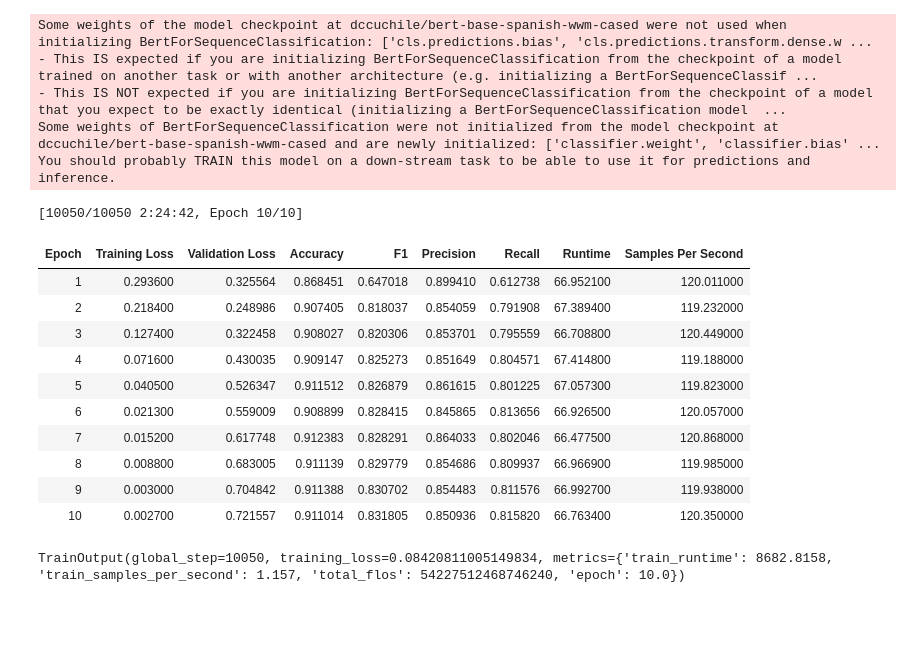
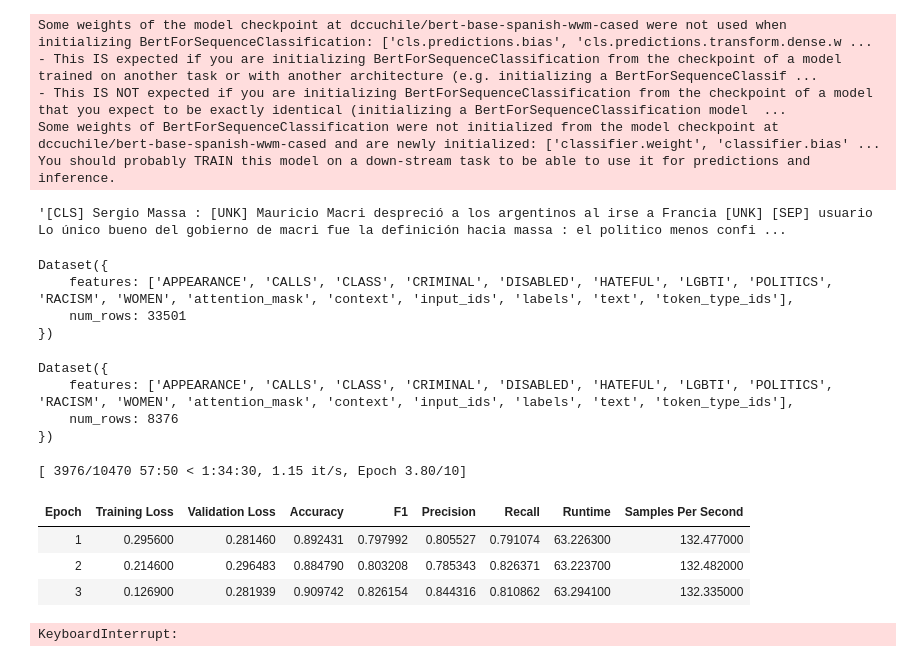
Before and after one commit to finiteautomata/contextualized-hatespeech-classification, a Jupyter notebook: notebooks/Contextualized Classifier.ipynb, the cells around one changed output. Drawn from its saved outputs; the diff is of its cells as text; code cells hidden in the pictures; blank space fills up the shorter version.

Commit message:
Add script to train models

```diff
--- a/notebooks/Contextualized Classifier.ipynb
+++ b/notebooks/Contextualized Classifier.ipynb
@@ -113,3 +9,10 @@ test_df["text"] = test_df["text"].apply(preprocess_tweet)
+# %%
+%load_ext autoreload
+%autoreload 2
+
+from hatedetection import load_datasets
+
+train_dataset, dev_dataset, test_dataset = load_datasets()
 # %%
 import torch
 from transformers import AutoModelForSequenceClassification, AutoTokenizer
@@ -126,7 +29,7 @@ model = AutoModelForSequenceClassification.from_pretrained(model_name, return_di
 model.config.id2label = id2label
 model.config.label2id = label2id
 
-model = model.to(device)
+#model = model.to(device)
 model.train();
 
 
@@ -140,19 +43,40 @@ Some weights of the model checkpoint at dccuchile/bert-base-spanish-wwm-cased we
 Some weights of BertForSequenceClassification were not initialized from the model checkpoint at dccuchile/bert-base-spanish-wwm-cased and are newly initialized: ['classifier.weight', 'classifier.bias' ...
 You should probably TRAIN this model on a down-stream task to be able to use it for predictions and inference.
 # %%
-def tokenize(batch):
-    return tokenizer(batch['context'], batch['text'], padding='max_length', truncation=True)
+def tokenize(batch, context=True, padding='max_length', truncation=True):
+    """
+    Apply tokenization
+
+    Arguments:
+    ---------
+
+    use_context: boolean (default True)
+        Whether to add the context to the
+    """
+
+    if context:
+        args = [batch['context'], batch['text']]
+    else:
+        args = [batch['text']]
+
+    return tokenizer(*args, padding='max_length', truncation=True)
 
 batch_size = 32
 eval_batch_size = 16
 
-train_dataset = train_dataset.map(tokenize, batched=True, batch_size=batch_size)
-dev_dataset = dev_dataset.map(tokenize, batched=True, batch_size=eval_batch_size)
-test_dataset = test_dataset.map(tokenize, batched=True, batch_size=eval_batch_size)
+my_tokenize = lambda x: tokenize(x, context=True)
+
+train_dataset = train_dataset.map(my_tokenize, batched=True, batch_size=batch_size)
+dev_dataset = dev_dataset.map(my_tokenize, batched=True, batch_size=eval_batch_size)
+test_dataset = test_dataset.map(my_tokenize, batched=True, batch_size=eval_batch_size)
+# %%
+tokenizer.decode(train_dataset["input_ids"][4])
+# %% [output]
+'[CLS] Sergio Massa : [UNK] Mauricio Macri despreció a los argentinos al irse a Francia [UNK] [SEP] usuario Lo único bueno del gobierno de macri fue la definición hacia massa : el politico menos confi ...
 # %%
 
 def format_dataset(dataset):
-    dataset = dataset.map(lambda examples: {'labels': examples['is_hateful']})
+    dataset = dataset.map(lambda examples: {'labels': examples['HATEFUL']})
     dataset.set_format(type='torch', columns=['input_ids', 'token_type_ids', 'attention_mask', 'labels'])
     return dataset
 
@@ -179,47 +86,55 @@ def compute_metrics(pred):
+# %%
+train_dataset
+# %% [output]
+Dataset({
+    features: ['APPEARANCE', 'CALLS', 'CLASS', 'CRIMINAL', 'DISABLED', 'HATEFUL', 'LGBTI', 'POLITICS', 'RACISM', 'WOMEN', 'attention_mask', 'context', 'input_ids', 'labels', 'text', 'token_type_ids'],
+    num_rows: 33501
+})
+# %%
+dev_dataset
+# %% [output]
+Dataset({
+    features: ['APPEARANCE', 'CALLS', 'CLASS', 'CRIMINAL', 'DISABLED', 'HATEFUL', 'LGBTI', 'POLITICS', 'RACISM', 'WOMEN', 'attention_mask', 'context', 'input_ids', 'labels', 'text', 'token_type_ids'],
+    num_rows: 8376
+})
 # %%
+from hatedetection.metrics import compute_hate_metrics
 from transformers import Trainer, TrainingArguments
 epochs = 10
 
 total_steps = (epochs * len(train_dataset)) // batch_size
 warmup_steps = total_steps // 10
 training_args = TrainingArguments(
     output_dir='./results',
     num_train_epochs=epochs,
     per_device_train_batch_size=batch_size,
     per_device_eval_batch_size=eval_batch_size,
     warmup_steps=warmup_steps,
     evaluation_strategy="epoch",
     do_eval=False,
     weight_decay=0.01,
     logging_dir='./logs',
-    group_by_length=True,
     load_best_model_at_end=True,
     metric_for_best_model="f1",
 )
 
+results = []
 
 trainer = Trainer(
     model=model,
     args=training_args,
-    compute_metrics=compute_metrics,
+    compute_metrics=compute_hate_metrics,
     train_dataset=train_dataset,
     eval_dataset=dev_dataset,
 )
 
 trainer.train()
 # %% [output]
-[10050/10050 2:24:42, Epoch 10/10]
+[ 3976/10470 57:50 < 1:34:30, 1.15 it/s, Epoch 3.80/10]
 | Epoch | Training Loss | Validation Loss | Accuracy | F1 | Precision | Recall | Runtime | Samples Per Second |
-| 1 | 0.293600 | 0.325564 | 0.868451 | 0.647018 | 0.899410 | 0.612738 | 66.952100 | 120.011000 |
-| 2 | 0.218400 | 0.248986 | 0.907405 | 0.818037 | 0.854059 | 0.791908 | 67.389400 | 119.232000 |
-| 3 | 0.127400 | 0.322458 | 0.908027 | 0.820306 | 0.853701 | 0.795559 | 66.708800 | 120.449000 |
-| 4 | 0.071600 | 0.430035 | 0.909147 | 0.825273 | 0.851649 | 0.804571 | 67.414800 | 119.188000 |
-| 5 | 0.040500 | 0.526347 | 0.911512 | 0.826879 | 0.861615 | 0.801225 | 67.057300 | 119.823000 |
-| 6 | 0.021300 | 0.559009 | 0.908899 | 0.828415 | 0.845865 | 0.813656 | 66.926500 | 120.057000 |
-| 7 | 0.015200 | 0.617748 | 0.912383 | 0.828291 | 0.864033 | 0.802046 | 66.477500 | 120.868000 |
-| 8 | 0.008800 | 0.683005 | 0.911139 | 0.829779 | 0.854686 | 0.809937 | 66.966900 | 119.985000 |
-| 9 | 0.003000 | 0.704842 | 0.911388 | 0.830702 | 0.854483 | 0.811576 | 66.992700 | 119.938000 |
-| 10 | 0.002700 | 0.721557 | 0.911014 | 0.831805 | 0.850936 | 0.815820 | 66.763400 | 120.350000 |
+| 1 | 0.295600 | 0.281460 | 0.892431 | 0.797992 | 0.805527 | 0.791074 | 63.226300 | 132.477000 |
+| 2 | 0.214600 | 0.296483 | 0.884790 | 0.803208 | 0.785343 | 0.826371 | 63.223700 | 132.482000 |
+| 3 | 0.126900 | 0.281939 | 0.909742 | 0.826154 | 0.844316 | 0.810862 | 63.294100 | 132.335000 |
-TrainOutput(global_step=10050, training_loss=0.08420811005149834, metrics={'train_runtime': 8682.8158, 'train_samples_per_second': 1.157, 'total_flos': 54227512468746240, 'epoch': 10.0})
+KeyboardInterrupt:
 # %%
 trainer.evaluate(dev_dataset)
```
Also changed, not shown: parts of 12 cells of this notebook, 3 other files.
